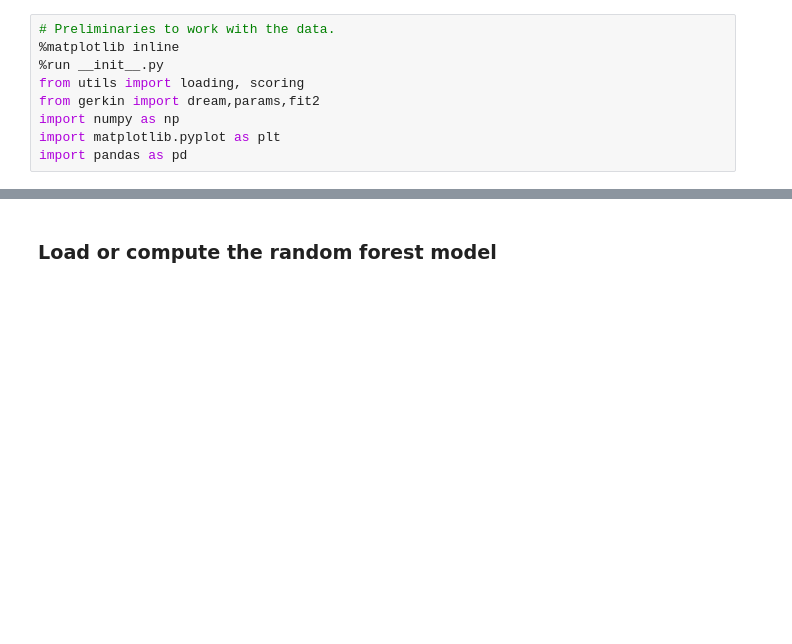
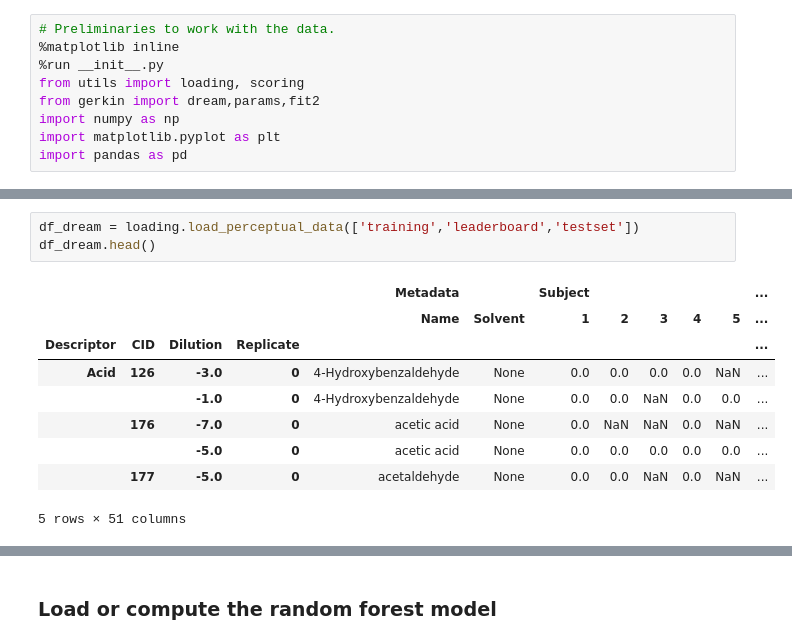
Before and after one commit to dream-olfaction/olfaction-prediction, a Jupyter notebook: opc_python/paper/new-data.ipynb, the cells around one changed output, grey strips where cells are left out. Drawn from its saved outputs; the diff is of its cells as text; blank space fills up the shorter version.

```diff
--- a/opc_python/paper/new-data.ipynb
+++ b/opc_python/paper/new-data.ipynb
@@ -19,2 +40,15 @@ There are now 7306 total features.
+# %%
+df_dream = loading.load_perceptual_data(['training','leaderboard','testset'])
+df_dream.head()
+# %% [output]
+|  |  |  |  | Metadata |  | Subject |  |  |  |  | ... |
+|  |  |  |  | Name | Solvent | 1 | 2 | 3 | 4 | 5 | ... |
+| Descriptor | CID | Dilution | Replicate |  |  |  |  |  |  |  | ... |
+| Acid | 126 | -3.0 | 0 | 4-Hydroxybenzaldehyde | None | 0.0 | 0.0 | 0.0 | 0.0 | NaN | ... |
+|  |  | -1.0 | 0 | 4-Hydroxybenzaldehyde | None | 0.0 | 0.0 | NaN | 0.0 | 0.0 | ... |
+|  | 176 | -7.0 | 0 | acetic acid | None | 0.0 | NaN | NaN | 0.0 | NaN | ... |
+|  |  | -5.0 | 0 | acetic acid | None | 0.0 | 0.0 | 0.0 | 0.0 | 0.0 | ... |
+|  | 177 | -5.0 | 0 | acetaldehyde | None | 0.0 | 0.0 | NaN | 0.0 | NaN | ... |
+5 rows × 51 columns
 # %%
 df = pd.read_excel('../../data/0869 final data Pablo.xlsx',index_col=0,header=None).transpose().drop(1)
```
Also changed, not shown: parts of 26 cells of this notebook, 7 other files.
